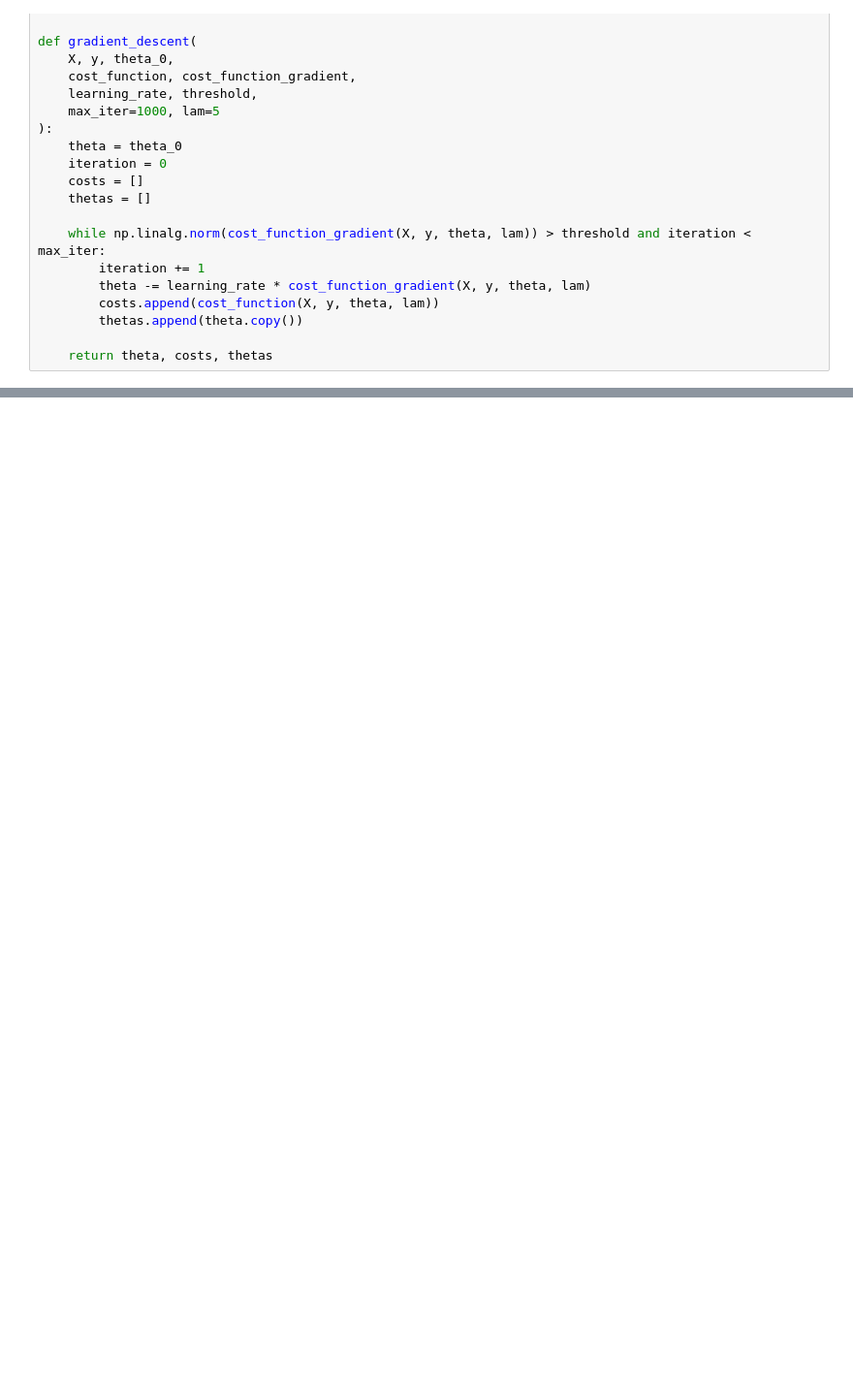
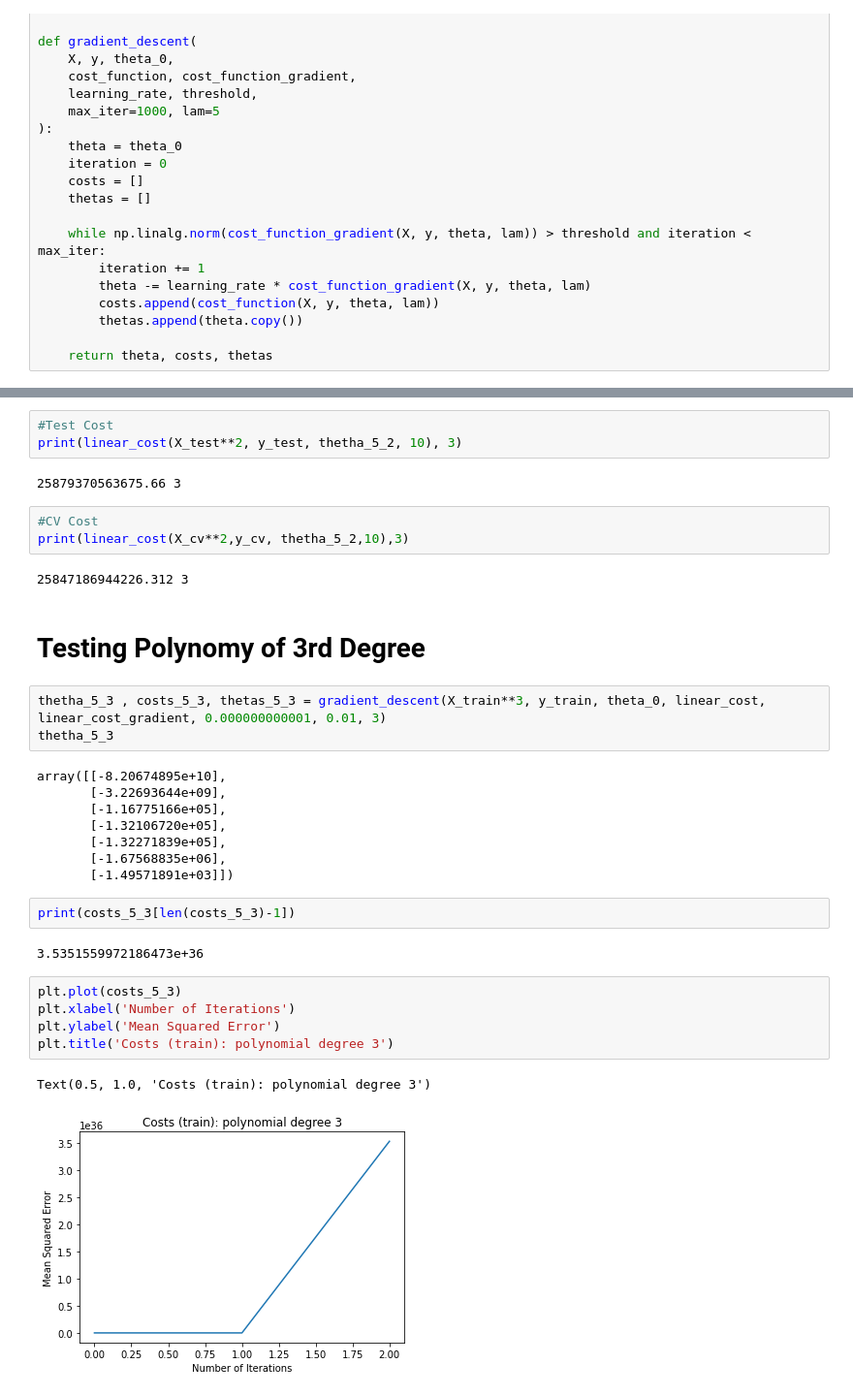
Before and after one commit to JBarillas/MachineLearning-2021, a Jupyter notebook: Laboratorio5/Lab5.ipynb, the cells around one changed output, grey strips where cells are left out. Shown at 97% size. Cells and saved outputs as stored; diff of their text form; blank space fills up the shorter version.

```diff
--- a/Laboratorio5/Lab5.ipynb
+++ b/Laboratorio5/Lab5.ipynb
@@ -35,0 +138,35 @@ def gradient_descent(
+# %%
+#Test Cost
+print(linear_cost(X_test**2, y_test, thetha_5_2, 10), 3)
+# %% [output]
+25879370563675.66 3
+# %%
+#CV Cost
+print(linear_cost(X_cv**2,y_cv, thetha_5_2,10),3)
+# %% [output]
+25847186944226.312 3
+# %% [markdown]
+# Testing Polynomy of 3rd Degree
+# %%
+thetha_5_3 , costs_5_3, thetas_5_3 = gradient_descent(X_train**3, y_train, theta_0, linear_cost, linear_cost_gradient, 0.000000000001, 0.01, 3)
+thetha_5_3
+# %% [output]
+array([[-8.20674895e+10],
+       [-3.22693644e+09],
+       [-1.16775166e+05],
+       [-1.32106720e+05],
+       [-1.32271839e+05],
+       [-1.67568835e+06],
+       [-1.49571891e+03]])
+# %%
+print(costs_5_3[len(costs_5_3)-1])
+# %% [output]
+3.5351559972186473e+36
+# %%
+plt.plot(costs_5_3)
+plt.xlabel('Number of Iterations')
+plt.ylabel('Mean Squared Error')
+plt.title('Costs (train): polynomial degree 3')
+# %% [output]
+Text(0.5, 1.0, 'Costs (train): polynomial degree 3')
+[figure, added]
```
Also changed, not shown: parts of 23 cells of this notebook.
